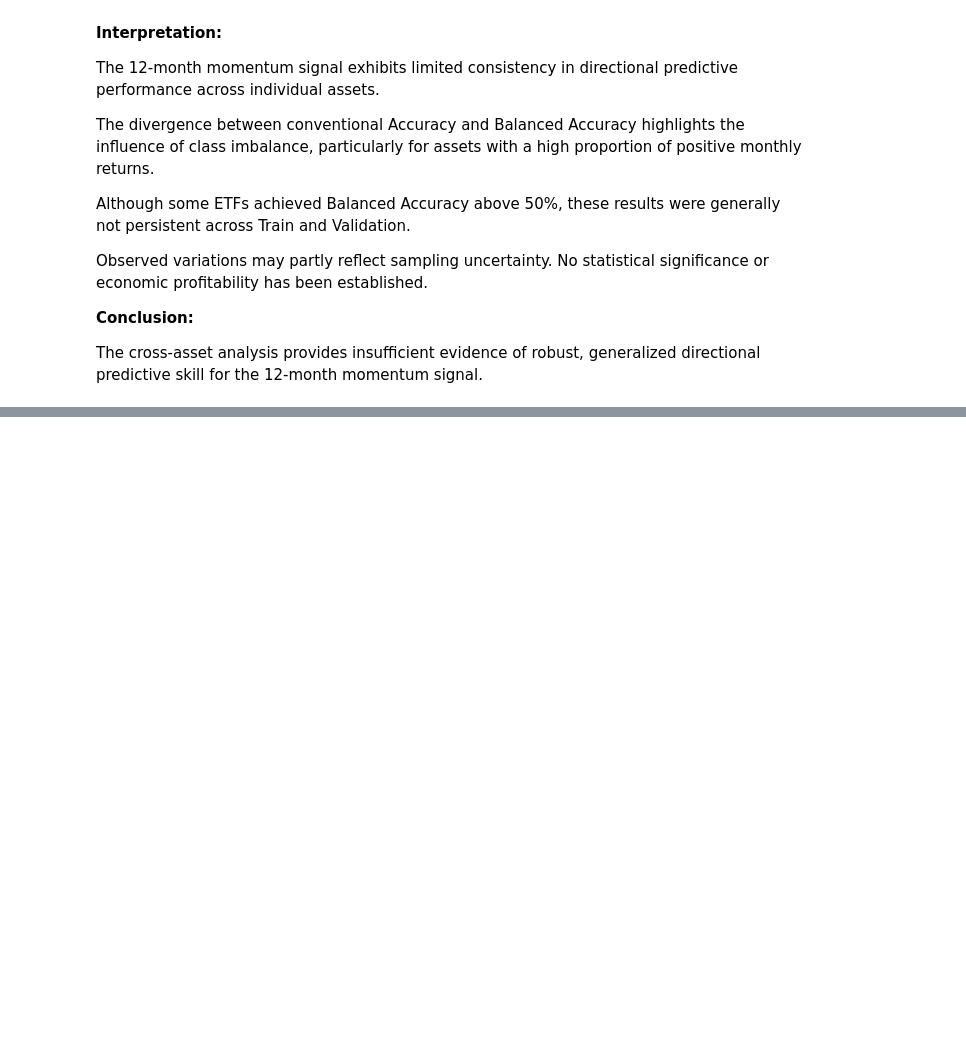
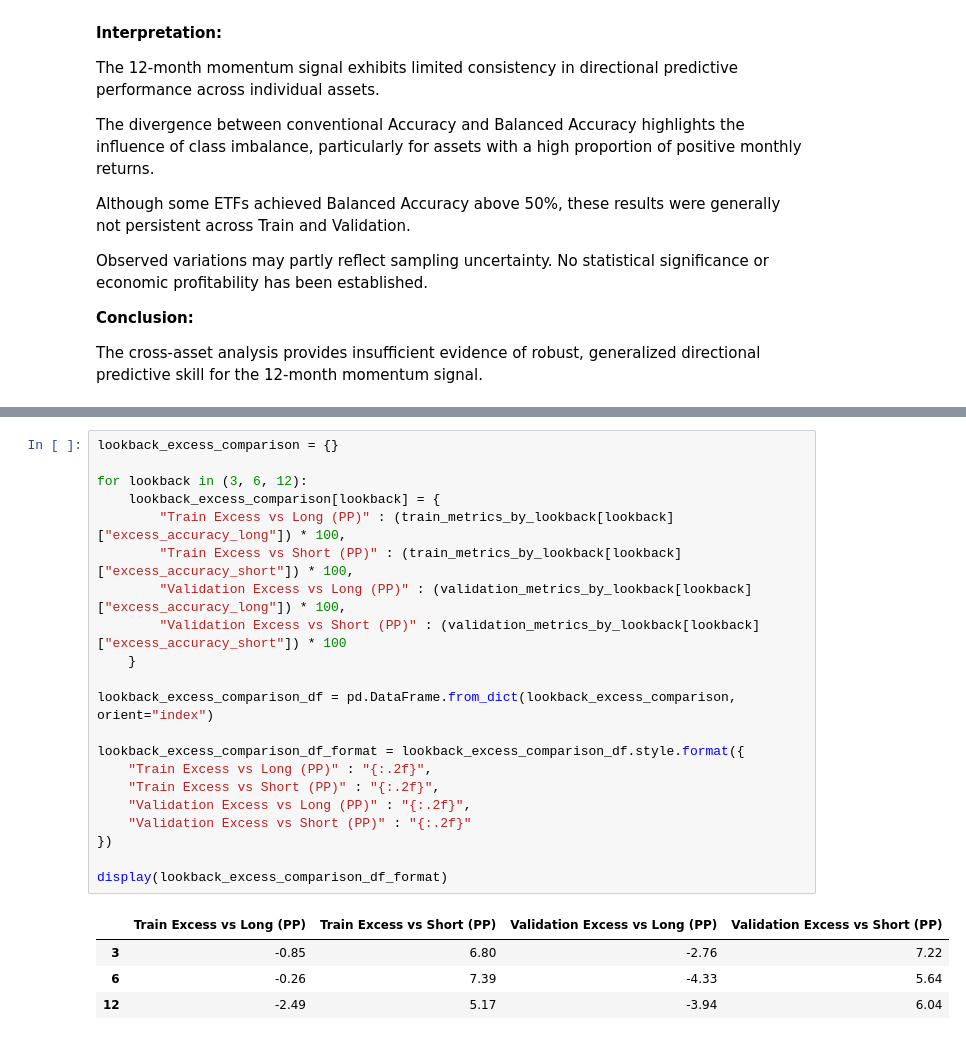
Before and after one commit to KenaelMartini/time-series-momentum-research, a Jupyter notebook: notebooks/3C_03_cross_asset_lookback_robustness.ipynb, the cells around one changed output, grey strips where cells are left out. Saved outputs shown, nothing was run; the diff lists cells and outputs as text; blank space fills up the shorter version.

```diff
--- a/notebooks/3C_03_cross_asset_lookback_robustness.ipynb
+++ b/notebooks/3C_03_cross_asset_lookback_robustness.ipynb
@@ -620,0 +803,26 @@ The cross-asset analysis provides insufficient evidence of robust, generalized d
+# %%
+lookback_excess_comparison = {}
+
+for lookback in (3, 6, 12):
+    lookback_excess_comparison[lookback] = {
+        "Train Excess vs Long (PP)" : (train_metrics_by_lookback[lookback]["excess_accuracy_long"]) * 100,
+        "Train Excess vs Short (PP)" : (train_metrics_by_lookback[lookback]["excess_accuracy_short"]) * 100,
+        "Validation Excess vs Long (PP)" : (validation_metrics_by_lookback[lookback]["excess_accuracy_long"]) * 100,
+        "Validation Excess vs Short (PP)" : (validation_metrics_by_lookback[lookback]["excess_accuracy_short"]) * 100
+    }
+
+lookback_excess_comparison_df = pd.DataFrame.from_dict(lookback_excess_comparison, orient="index")
+
+lookback_excess_comparison_df_format = lookback_excess_comparison_df.style.format({
+    "Train Excess vs Long (PP)" : "{:.2f}",
+    "Train Excess vs Short (PP)" : "{:.2f}",
+    "Validation Excess vs Long (PP)" : "{:.2f}",
+    "Validation Excess vs Short (PP)" : "{:.2f}"
+})
+
+display(lookback_excess_comparison_df_format)
+# %% [output]
+|  | Train Excess vs Long (PP) | Train Excess vs Short (PP) | Validation Excess vs Long (PP) | Validation Excess vs Short (PP) |
+| 3 | -0.85 | 6.80 | -2.76 | 7.22 |
+| 6 | -0.26 | 7.39 | -4.33 | 5.64 |
+| 12 | -2.49 | 5.17 | -3.94 | 6.04 |
```
Also changed, not shown: parts of 11 cells of this notebook, 2 other files.
